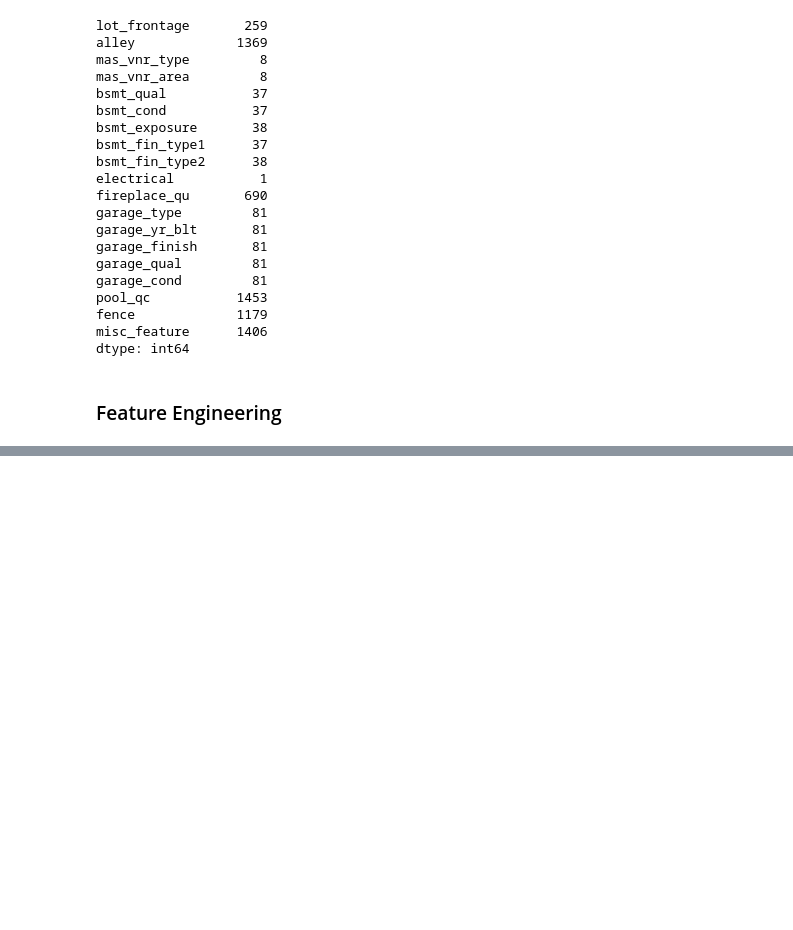
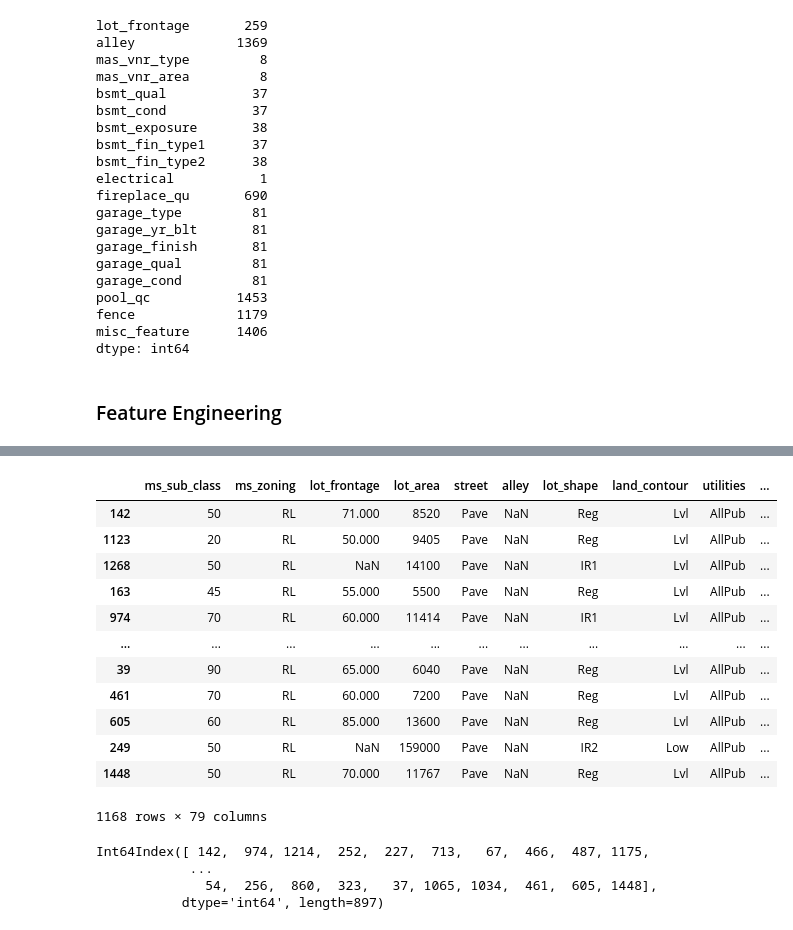
Before and after one commit to tryko/y_data_Itay_asaf_, a Jupyter notebook: Kaggle/kaggle_itay.ipynb, the cells around one changed output, grey strips where cells are left out. Saved outputs shown, nothing was run; the diff lists cells and outputs as text; code cells hidden in the pictures; blank space fills up the shorter version.

```diff
--- a/Kaggle/kaggle_itay.ipynb
+++ b/Kaggle/kaggle_itay.ipynb
@@ -150,0 +288,26 @@ dtype: int64
+# %%
+X_train
+# %% [output]
+|  | ms_sub_class | ms_zoning | lot_frontage | lot_area | street | alley | lot_shape | land_contour | utilities | ... |
+| 142 | 50 | RL | 71.000 | 8520 | Pave | NaN | Reg | Lvl | AllPub | ... |
+| 1123 | 20 | RL | 50.000 | 9405 | Pave | NaN | Reg | Lvl | AllPub | ... |
+| 1268 | 50 | RL | NaN | 14100 | Pave | NaN | IR1 | Lvl | AllPub | ... |
+| 163 | 45 | RL | 55.000 | 5500 | Pave | NaN | Reg | Lvl | AllPub | ... |
+| 974 | 70 | RL | 60.000 | 11414 | Pave | NaN | IR1 | Lvl | AllPub | ... |
+| ... | ... | ... | ... | ... | ... | ... | ... | ... | ... | ... |
+| 39 | 90 | RL | 65.000 | 6040 | Pave | NaN | Reg | Lvl | AllPub | ... |
+| 461 | 70 | RL | 60.000 | 7200 | Pave | NaN | Reg | Lvl | AllPub | ... |
+| 605 | 60 | RL | 85.000 | 13600 | Pave | NaN | Reg | Lvl | AllPub | ... |
+| 249 | 50 | RL | NaN | 159000 | Pave | NaN | IR2 | Low | AllPub | ... |
+| 1448 | 50 | RL | 70.000 | 11767 | Pave | NaN | Reg | Lvl | AllPub | ... |
+1168 rows × 79 columns
+# %%
+numeric_no_na_index = X_train[numeric_cols].isna().sum(axis=1)[X_train[numeric_cols].isna().sum(axis=1) == 0].index
+
+
+numeric_no_na_index
+# %% [output]
+Int64Index([ 142,  974, 1214,  252,  227,  713,   67,  466,  487, 1175,
+            ...
+              54,  256,  860,  323,   37, 1065, 1034,  461,  605, 1448],
+           dtype='int64', length=897)
```
Also changed, not shown: parts of 34 cells of this notebook.
